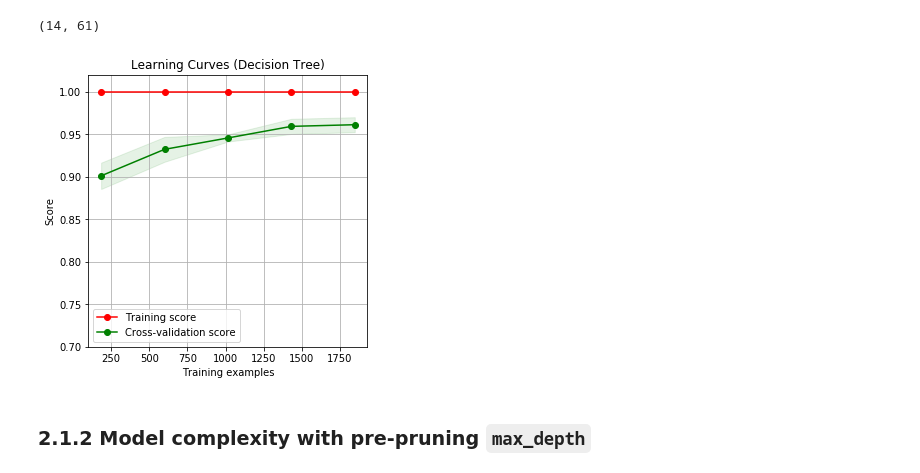
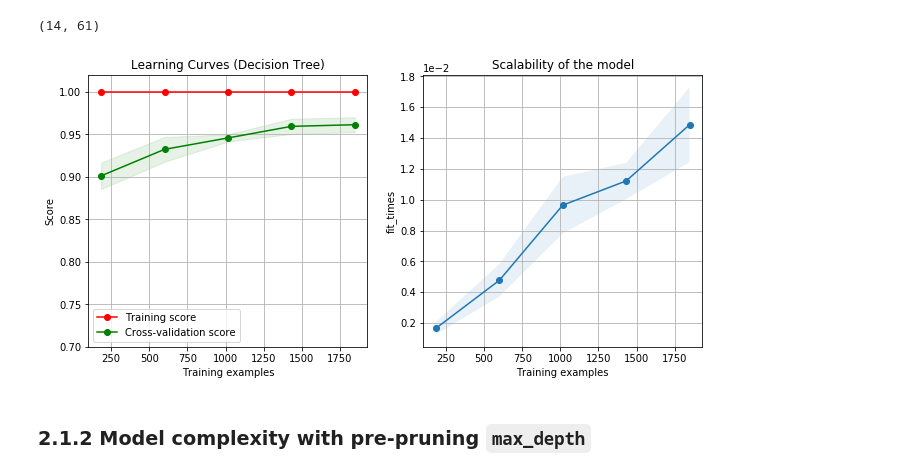
Before and after one commit to shileiphys/CS7641, a Jupyter notebook: HW1-b.ipynb, the cells around one changed output. Cells and saved outputs as stored; diff of their text form; code cells hidden in the pictures.

```diff
--- a/HW1-b.ipynb
+++ b/HW1-b.ipynb
@@ -164,14 +164,15 @@ def plot_learning_curve(estimator, title, X, y, axes=None, ylim=None,
                  label="Cross-validation score")
     axes[0].legend(loc="best")
 
-#     # Plot n_samples vs fit_times
-#     axes[1].grid()
-#     axes[1].plot(train_sizes, fit_times_mean, 'o-')
-#     axes[1].fill_between(train_sizes, fit_times_mean - fit_times_std,
-#                          fit_times_mean + fit_times_std, alpha=0.1)
-#     axes[1].set_xlabel("Training examples")
-#     axes[1].set_ylabel("fit_times")
-#     axes[1].set_title("Scalability of the model")
+    # Plot n_samples vs fit_times
+    axes[1].grid()
+    axes[1].plot(train_sizes, fit_times_mean, 'o-')
+    axes[1].fill_between(train_sizes, fit_times_mean - fit_times_std,
+                         fit_times_mean + fit_times_std, alpha=0.1)
+    axes[1].set_xlabel("Training examples")
+    axes[1].set_ylabel("fit_times")
+    axes[1].set_title("Scalability of the model")
+    axes[1].ticklabel_format(axis='y', style='sci', scilimits=(0,0))
 
 #     # Plot fit_time vs score
 #     axes[2].grid()
@@ -465,16 +347,18 @@ dt_clf.get_depth(), dt_clf.get_n_leaves()
 (14, 61)
 # %%
 ## plot learning curve
-fig, axes = plt.subplots(1, 1, figsize=(5, 5))
+dt_clf = DecisionTreeClassifier(random_state=0)
+
+fig, axes = plt.subplots(1, 2, figsize=(11, 5))
 title = r"Learning Curves (Decision Tree)"
 
 cv = ShuffleSplit(n_splits=10, test_size=0.2, random_state=0)
-plot_learning_curve(dt_clf, title, X, y, axes=[axes], ylim=(0.7, 1.02),
+plot_learning_curve(dt_clf, title, X, y, axes=axes, ylim=(0.7, 1.02),
                     cv=cv, n_jobs=4)
 
 plt.show()
 # %% [output]
-[figure, old version]
+[figure, new version]
 # %%
 from sklearn.tree import plot_tree
 # plot_tree(dt_clf.fit(X_train, y_train))
```
Also changed, not shown: parts of 43 cells of this notebook, 1 other file.
